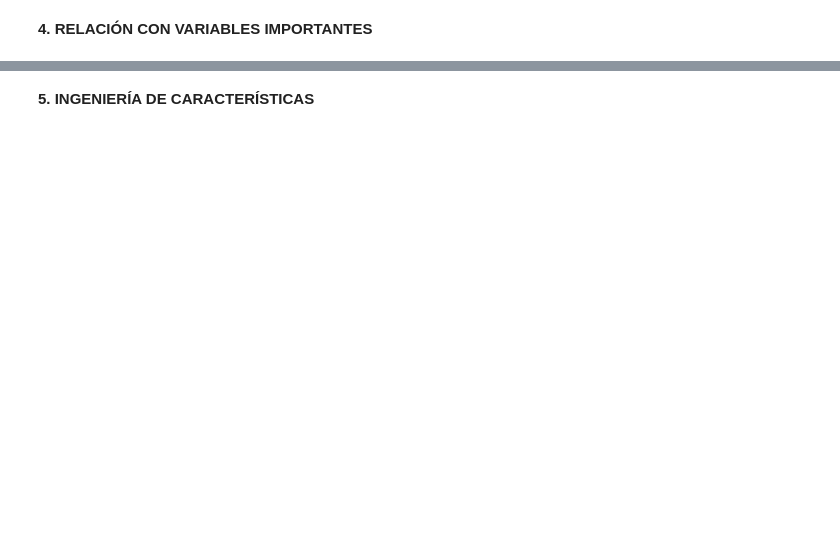
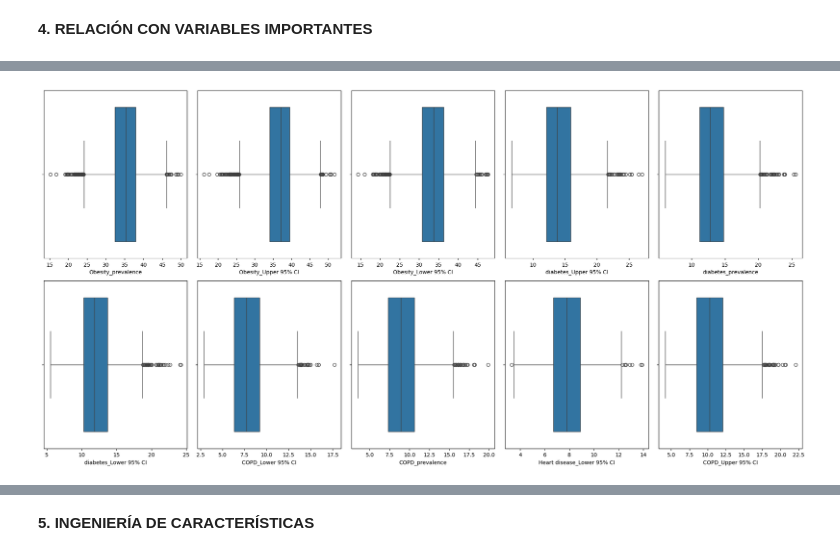
Before and after one commit to 4GeeksAcademy/alemantellini-machine-learning, a Jupyter notebook: src/03-linear-regression-reg-demographic-health-data.ipynb, the cells around one changed output, grey strips where cells are left out. Cells and saved outputs as stored; diff of their text form; code cells hidden in the pictures; blank space fills up the shorter version.

```diff
--- a/src/03-linear-regression-reg-demographic-health-data.ipynb
+++ b/src/03-linear-regression-reg-demographic-health-data.ipynb
@@ -304,0 +318,19 @@ sns.histplot(total_data[target])
+# %%
+fig, axis = plt.subplots(2, 5, figsize=(20, 10))
+
+sns.boxplot(ax = axis[0, 0], x = total_data["Obesity_prevalence"])
+sns.boxplot(ax = axis[0, 1], x = total_data["Obesity_Upper 95% CI"])
+sns.boxplot(ax = axis[0, 2], x = total_data["Obesity_Lower 95% CI"])
+sns.boxplot(ax = axis[0, 3], x = total_data["diabetes_Upper 95% CI"])
+sns.boxplot(ax = axis[0, 4], x = total_data["diabetes_prevalence"])
+
+sns.boxplot(ax = axis[1, 0], x = total_data["diabetes_Lower 95% CI"])
+sns.boxplot(ax = axis[1, 1], x = total_data["COPD_Lower 95% CI"])
+sns.boxplot(ax = axis[1, 2], x = total_data["COPD_prevalence"])
+sns.boxplot(ax = axis[1, 3], x = total_data["Heart disease_Lower 95% CI"])
+sns.boxplot(ax = axis[1, 4], x = total_data["COPD_Upper 95% CI"])
+
+plt.tight_layout()
+plt.show()
+# %% [output]
+[figure, added]
```
Also changed, not shown: parts of 26 cells of this notebook.
